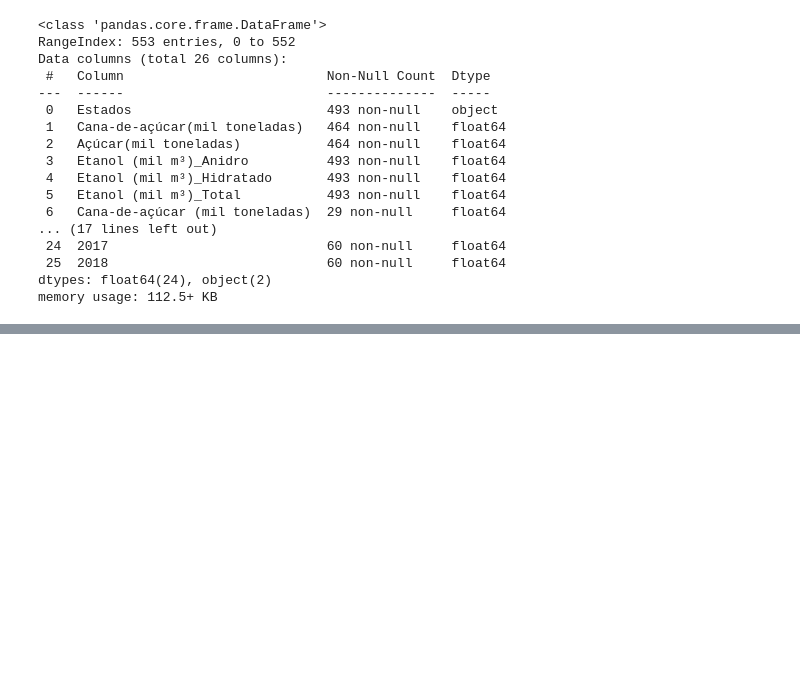
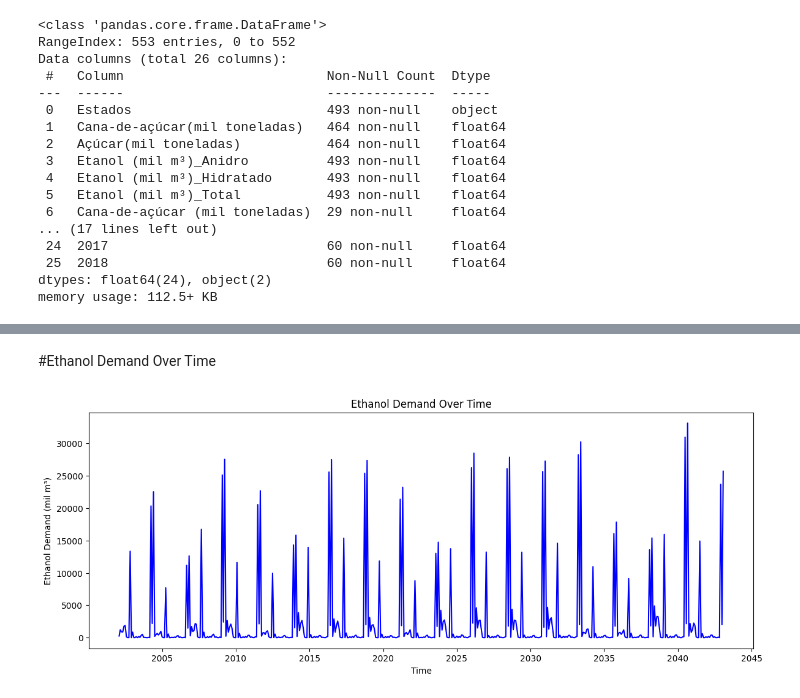
Before and after one commit to vidhya2324/Machine_learning, a Jupyter notebook: Ethanol_data.ipynb, the cells around one changed output, grey strips where cells are left out. Drawn from its saved outputs; the diff is of its cells as text; code cells hidden in the pictures; blank space fills up the shorter version.

```diff
--- a/Ethanol_data.ipynb
+++ b/Ethanol_data.ipynb
@@ -87,0 +129,12 @@ ethanol_data = consolidated_data[['Etanol (mil m³)_Total']].dropna()
+# %% [markdown]
+#Ethanol Demand Over Time
+# %%
+# Plot ethanol demand over time
+plt.figure(figsize=(14, 5))
+plt.plot(ethanol_data.index, ethanol_data['Etanol (mil m³)_Total'], color='blue')
+plt.title('Ethanol Demand Over Time')
+plt.xlabel('Time')
+plt.ylabel('Ethanol Demand (mil m³)')
+plt.show()
+# %% [output]
+[figure, added]
```
Also changed, not shown: parts of 23 cells of this notebook.
